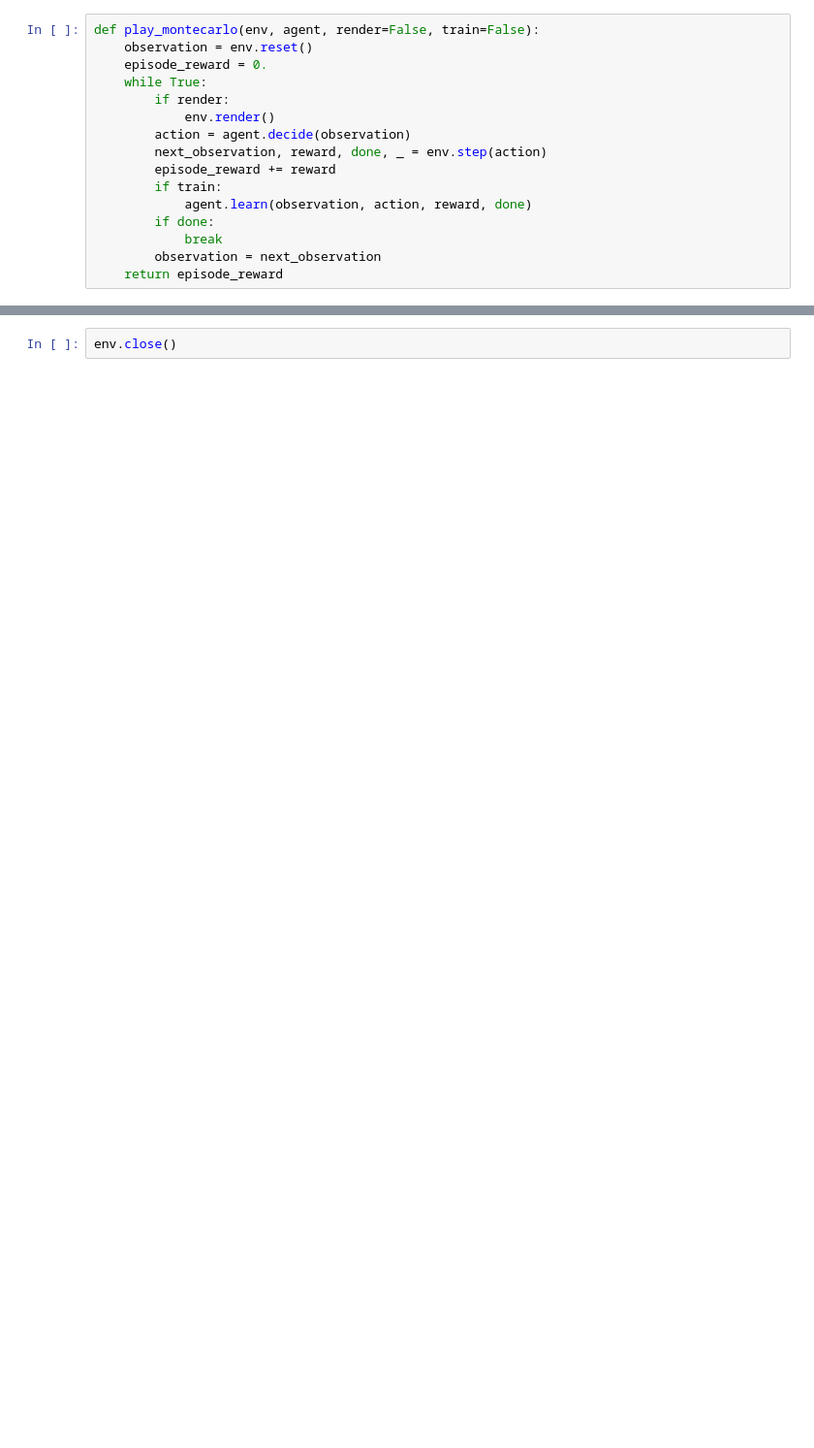
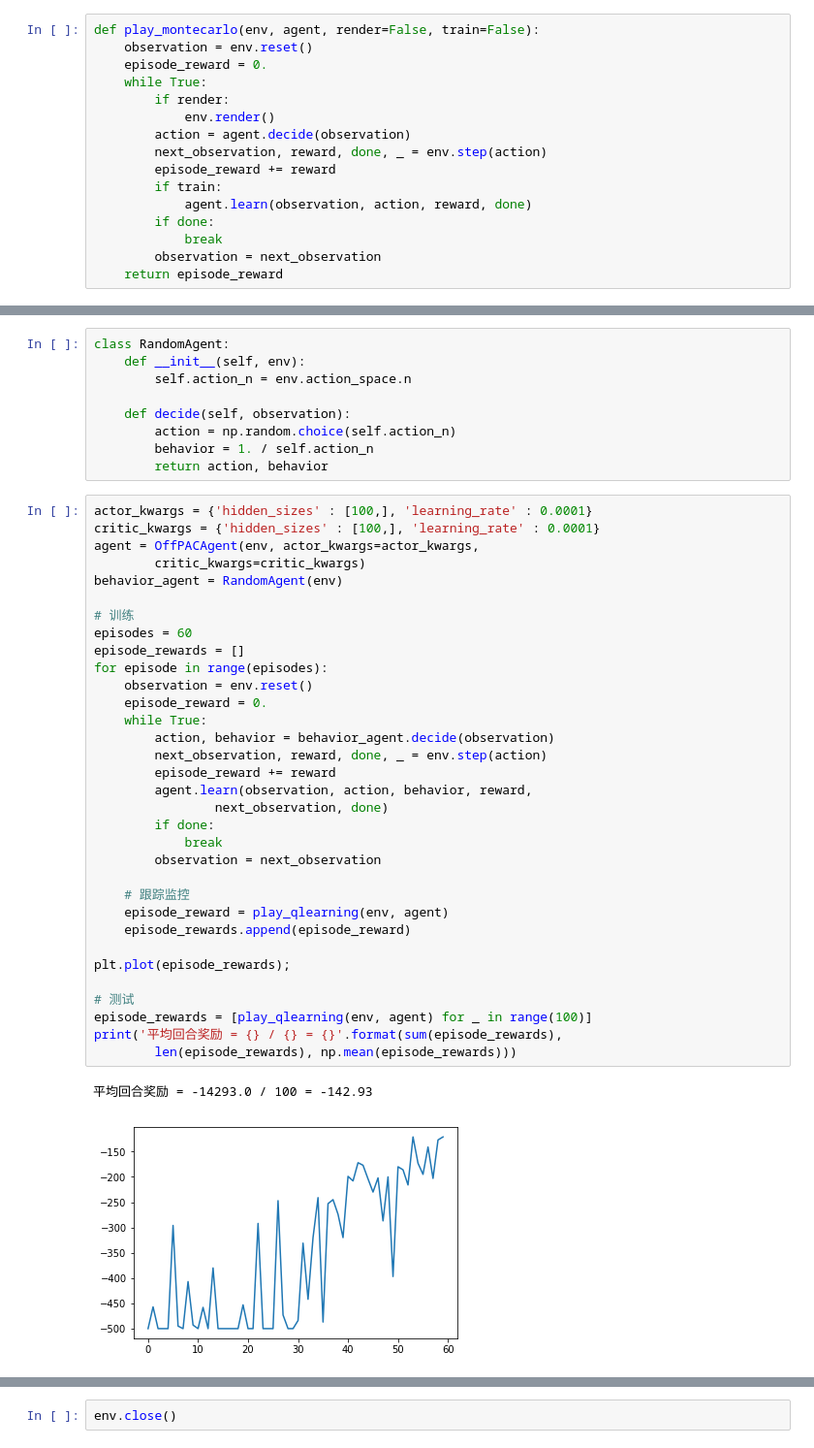
Before and after one commit to ZhiqingXiao/rl-book, a Jupyter notebook: chapter08_ac/Acrobot-v1_tf.ipynb, the cells around one changed output, grey strips where cells are left out. Shown: that part at 97% size. Cells and saved outputs as stored; diff of their text form; blank space fills up the shorter version.

```diff
--- a/chapter08_ac/Acrobot-v1_tf.ipynb
+++ b/chapter08_ac/Acrobot-v1_tf.ipynb
@@ -347,0 +480,45 @@ print('平均回合奖励 = {} / {} = {}'.format(sum(episode_rewards),
+# %%
+class RandomAgent:
+    def __init__(self, env):
+        self.action_n = env.action_space.n
+
+    def decide(self, observation):
+        action = np.random.choice(self.action_n)
+        behavior = 1. / self.action_n
+        return action, behavior
+# %%
+actor_kwargs = {'hidden_sizes' : [100,], 'learning_rate' : 0.0001}
+critic_kwargs = {'hidden_sizes' : [100,], 'learning_rate' : 0.0001}
+agent = OffPACAgent(env, actor_kwargs=actor_kwargs,
+        critic_kwargs=critic_kwargs)
+behavior_agent = RandomAgent(env)
+
+# 训练
+episodes = 60
+episode_rewards = []
+for episode in range(episodes):
+    observation = env.reset()
+    episode_reward = 0.
+    while True:
+        action, behavior = behavior_agent.decide(observation)
+        next_observation, reward, done, _ = env.step(action)
+        episode_reward += reward
+        agent.learn(observation, action, behavior, reward,
+                next_observation, done)
+        if done:
+            break
+        observation = next_observation
+
+    # 跟踪监控
+    episode_reward = play_qlearning(env, agent)
+    episode_rewards.append(episode_reward)
+
+plt.plot(episode_rewards);
+
+# 测试
+episode_rewards = [play_qlearning(env, agent) for _ in range(100)]
+print('平均回合奖励 = {} / {} = {}'.format(sum(episode_rewards),
+        len(episode_rewards), np.mean(episode_rewards)))
+# %% [output]
+平均回合奖励 = -14293.0 / 100 = -142.93
+[figure, added]
```
Also changed, not shown: parts of 18 cells of this notebook, 5 other files.
